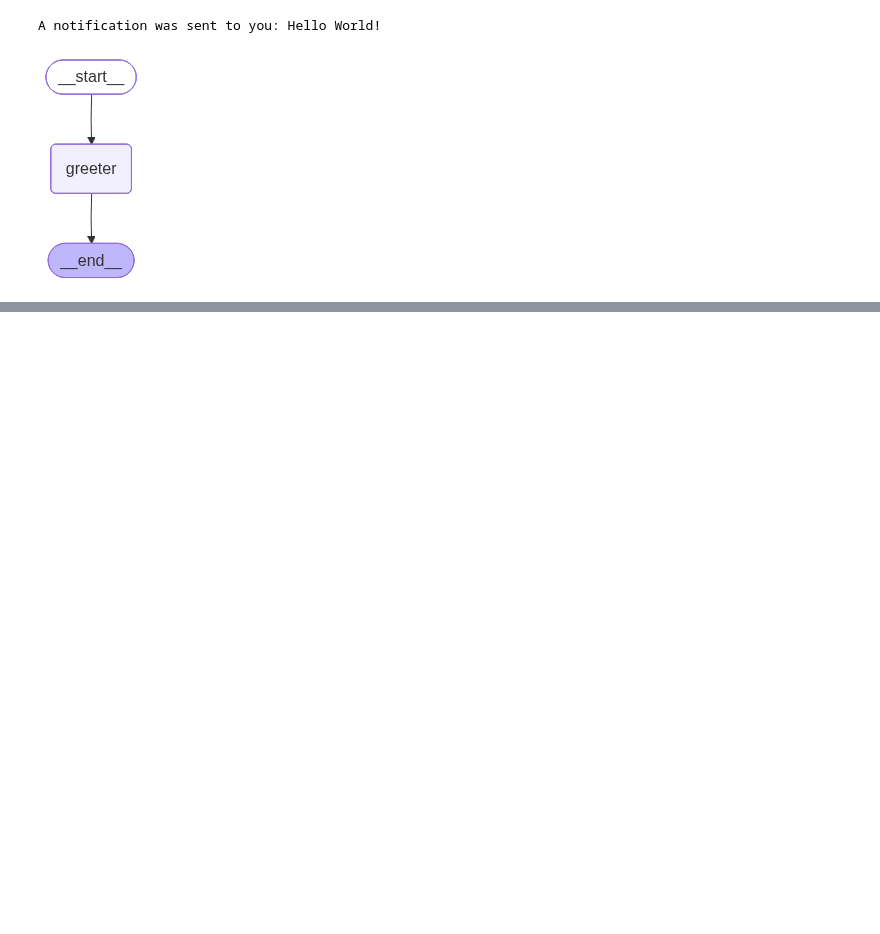
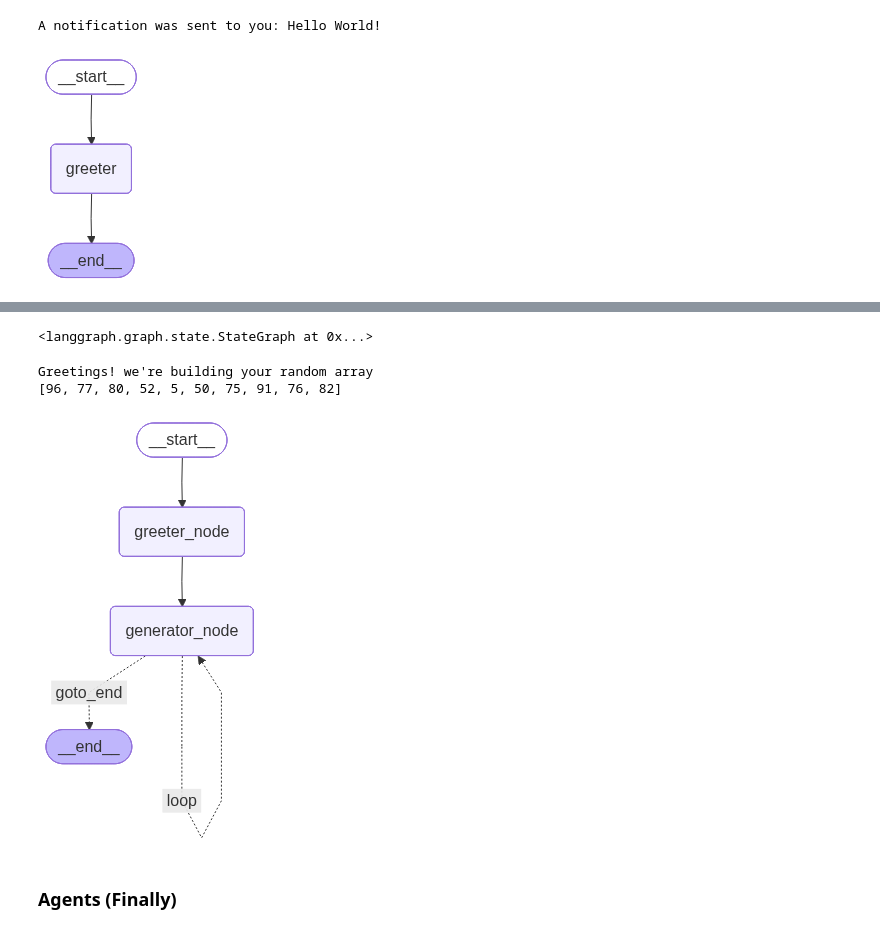
Before and after one commit to SiddSai/AutoRedBlue, a Jupyter notebook: langgraph-tutorial/main.ipynb, the cells around one changed output, grey strips where cells are left out. Saved outputs shown, nothing was run; the diff lists cells and outputs as text; code cells hidden in the pictures; blank space fills up the shorter version.

```diff
--- a/langgraph-tutorial/main.ipynb
+++ b/langgraph-tutorial/main.ipynb
@@ -53,0 +61,6 @@ A notification was sent to you: Hello World!
+# %%
+class AgentState(TypedDict):
+    number1 : int
+    number2 : int
+    operation : Literal['+', '-']
+    result : int
@@ -57,0 +133,69 @@ This is a very generic burger-building app, it's composed from multiple agents i
+# %%
+class AgentState(TypedDict):
+    greeting_message : str
+    max_iter : int
+    loop_counter : int
+    random_array : list[int]
+# %%
+import random
+from sre_parse import State
+
+# nodes
+
+def greeter(state:AgentState) -> AgentState:
+    state["greeting_message"] = "Greetings! we're building your random array"
+    return state
+
+def random_generator(state:AgentState) -> AgentState:
+    state["random_array"].append(random.randint(1, 100))
+    state["loop_counter"] += 1
+    return state
+
+graph = StateGraph(AgentState)
+
+graph.add_node("greeter_node", greeter)
+graph.add_node("generator_node", random_generator)
+
+# edges
+
+graph.add_edge(START, "greeter_node")
+graph.add_edge("greeter_node", "generator_node")
+
+def iter_controller(state:AgentState) -> str:
+
+    if state["loop_counter"] < state["max_iter"]:
+        return "loop"
+
+    else:
+        return "goto_end"
+
+graph.add_conditional_edges(
+    "generator_node",
+    iter_controller,
+    {
+        "loop": "generator_node",
+        "goto_end": END,
+    }
+)
+# %% [output]
+<langgraph.graph.state.StateGraph at 0x...>
+# %%
+app = graph.compile()
+
+initial_state = {
+    "random_array": [],
+    "max_iter": 10,
+    "loop_counter": 0
+}
+
+result_state = app.invoke(initial_state)
+print(result_state["greeting_message"])
+print(result_state["random_array"])
+
+display_app_graph()
+# %% [output]
+Greetings! we're building your random array
+[96, 77, 80, 52, 5, 50, 75, 91, 76, 82]
+[figure, added]
+# %% [markdown]
+### Agents (Finally)
```
Also changed, not shown: parts of 17 cells of this notebook.
